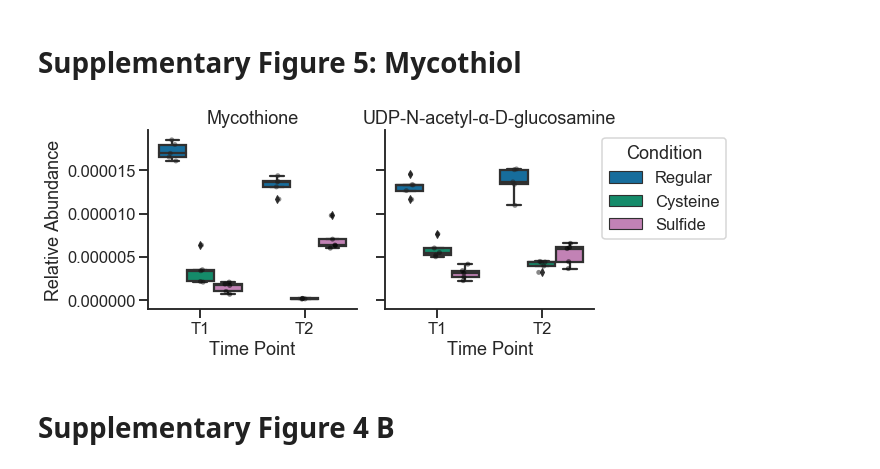
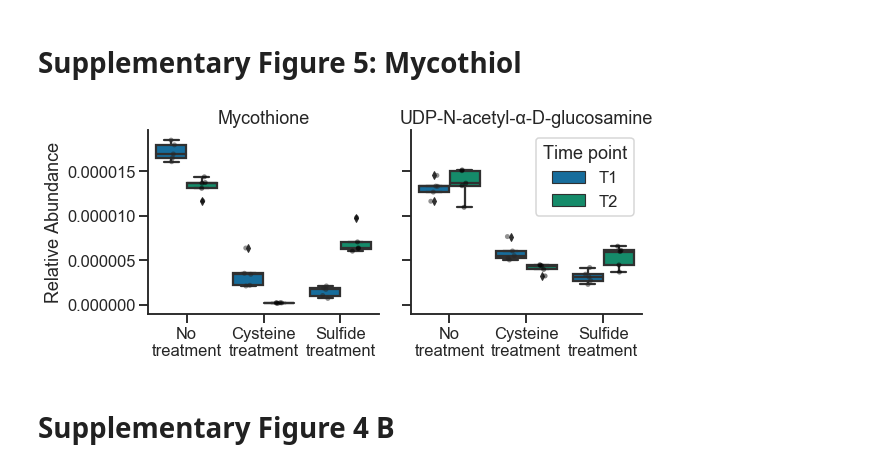
Before and after one commit to baliga-lab/Ical_S_Inhibition, a Jupyter notebook: Metabolomics.ipynb, the cells around one changed output. Saved outputs shown, nothing was run; the diff lists cells and outputs as text; code cells hidden in the pictures.

```diff
--- a/Metabolomics.ipynb
+++ b/Metabolomics.ipynb
@@ -741,31 +808,29 @@ for name,df2 in df.groupby(by=['name']):
 # %%
 df=pd.DataFrame(relabund.loc[[5,115, 296],:])
 df=df.T.reset_index()
 df.columns=['cond','time','rep','5','115','296']
-fig,(ax1,ax2)=plt.subplots(1,2,figsize=(10,4),sharey=True)
+fig,(ax1,ax2)=plt.subplots(1,2,figsize=(9,4),sharey=True)
 c=sns.color_palette('colorblind')
 
-g=sns.boxplot(x='time',y='5',hue='cond',data=df,palette=[c[0],c[2],c[4]],hue_order=['reg','cys','sulf'],ax=ax1)
-sns.stripplot(x='time',y='5',hue='cond',data=df,dodge=True,color='black',alpha=0.5,hue_order=['reg','cys','sulf'],ax=ax1)
+g=sns.boxplot(x='cond',y='5',hue='time',data=df,palette=[c[0],c[2],c[4]],order=['reg','cys','sulf'],ax=ax1)
+sns.stripplot(x='cond',y='5',hue='time',data=df,dodge=True,color='black',alpha=0.5,order=['reg','cys','sulf'],ax=ax1)
 g.set_ylabel('Relative Abundance')
-g.set_xlabel('Time Point')
-g.set_xticklabels(['T1','T2'])
+g.set_xticklabels(['No\ntreatment','Cysteine\ntreatment','Sulfide\ntreatment'])
 g.set_title('Mycothione')
-
+g.set_xlabel('')
 g.legend().set_visible(False)
-g=sns.boxplot(x='time',y='296',hue='cond',data=df,palette=[c[0],c[2],c[4]],hue_order=['reg','cys','sulf'],ax=ax2)
-sns.stripplot(x='time',y='296',hue='cond',data=df,dodge=True,color='black',alpha=0.5,hue_order=['reg','cys','sulf'],ax=ax2)
+g=sns.boxplot(x='cond',y='296',hue='time',data=df,palette=[c[0],c[2],c[4]],order=['reg','cys','sulf'],ax=ax2)
+sns.stripplot(x='cond',y='296',hue='time',data=df,dodge=True,color='black',alpha=0.5,order=['reg','cys','sulf'],ax=ax2)
 g.set_ylabel('')
-g.set_xlabel('Time Point')
-
+g.set_xlabel('')
 handles,labels=g.get_legend_handles_labels()
-g.legend(handles[:3],['Regular','Cysteine','Sulfide'],bbox_to_anchor=(1,1),title='Condition')
-g.set_xticklabels(['T1','T2'])
+g.legend(handles[:3],['T1','T2'],bbox_to_anchor=(1,1),title='Time point')
+g.set_xticklabels(['No\ntreatment','Cysteine\ntreatment','Sulfide\ntreatment'])
 g.set_title('UDP-N-acetyl-α-D-glucosamine')
 fig.tight_layout()
-#plt.savefig('050520-Mycothione-UPD-Relabund.png',dpi=500,bbox_inches='tight')
+plt.savefig('Mycothione-UPD-Relabund.pdf',bbox_inches='tight')
 # %% [output]
-[figure, old version]
+[figure, new version]
 # %% [markdown]
 # Supplementary Figure 4 B
 # %%
```
Also changed, not shown: parts of 4 cells of this notebook, 5 other files.
